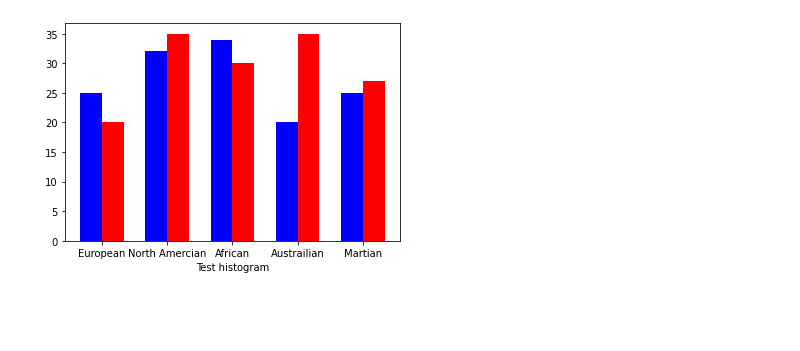
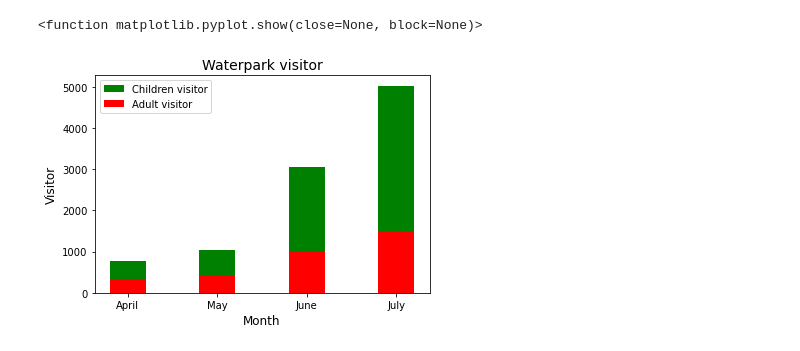
Before and after one commit to Manvi-Lather/100DaysOfCode, a Jupyter notebook: Day7Sep10.ipynb, the cells around one changed output. Drawn from its saved outputs; the diff is of its cells as text; code cells hidden in the pictures; blank space fills up the shorter version.

```diff
--- a/Day7Sep10.ipynb
+++ b/Day7Sep10.ipynb
@@ -36,31 +42,18 @@ plt.show
-# %%
-import numpy as np
-import matplotlib.pyplot as plt
-
-
-womenMeans = (25, 32, 34, 20, 25)
-
-menMeans = (20, 35, 30, 35, 27)
-
-indices = range(len(womenMeans))
-
-names = ['Asian','European','North Amercian','African','Austrailian','Martian']
-
-# Calculate optimal width
-
-width = np.min(np.diff(indices))/3.
-
-fig = plt.figure()
-
-ax = fig.add_subplot(111)
-
-ax.bar(indices-width/2.,womenMeans,width,color='b',label='-Ymin')
-ax.bar(indices+width/2.,menMeans,width,color='r',label='Ymax')
-
-#tiks = ax.get_xticks().tolist()
-ax.axes.set_xticklabels(names)
-ax.set_xlabel('Test histogram')
-
-plt.show()
-# %% [output]
-[figure, removed]
+# %%
+#stacked bar plot
+x= np.array(["April","May","June","July"])
+y=[780,1050,3056,5025]
+z=[315,400,1000,1500]
+
+plt.bar(x,y,color="g",width=0.4,label= "Children visitor")
+plt.bar(x,z,color='r',width=0.4,label= "Adult visitor")
+
+plt.legend(fontsize=12)
+plt.title("Waterpark visitor",fontsize=14)
+plt.xlabel("Month",fontsize=12)
+plt.ylabel("Visitor",fontsize=12)
+plt.legend()
+plt.show
+# %% [output]
+<function matplotlib.pyplot.show(close=None, block=None)>
+[figure, added]
```
Also changed, not shown: parts of 10 cells of this notebook.
